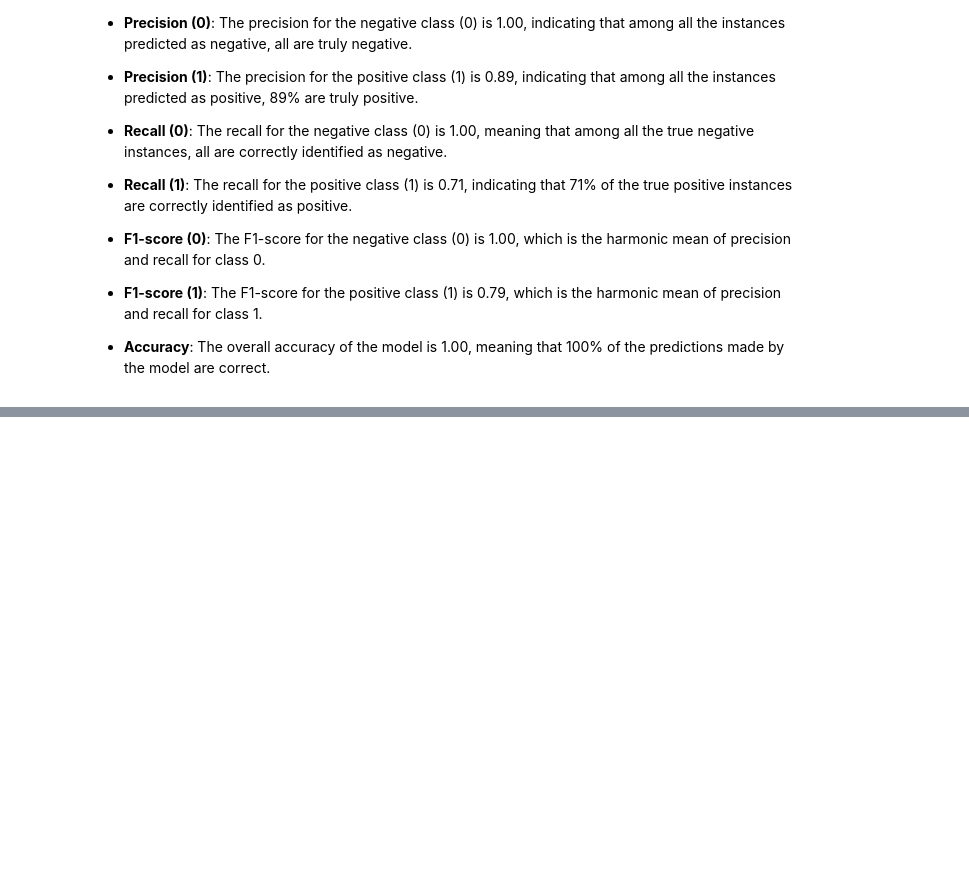
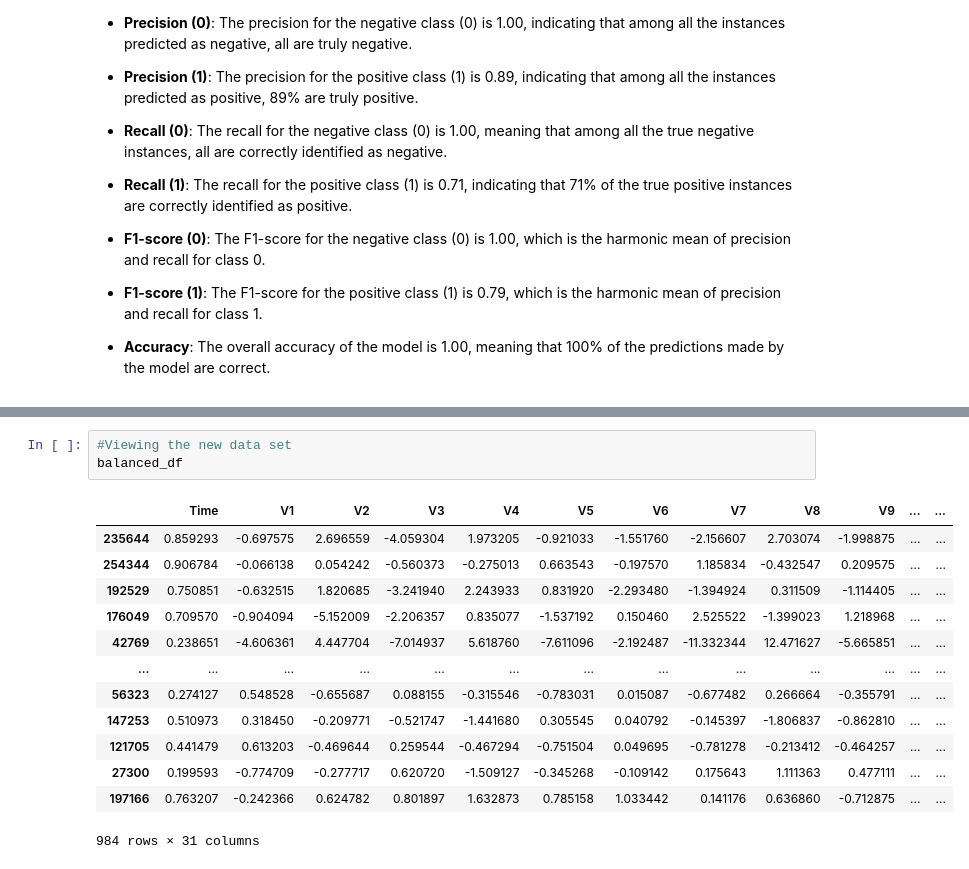
Before and after one commit to paulmachau/Credit-Card-Fraud-Detection, a Jupyter notebook: Copy_of_Credit_Card_Fraud_Detection.ipynb, the cells around one changed output, grey strips where cells are left out. Drawn from its saved outputs; the diff is of its cells as text; blank space fills up the shorter version.

```diff
--- a/Copy_of_Credit_Card_Fraud_Detection.ipynb
+++ b/Copy_of_Credit_Card_Fraud_Detection.ipynb
@@ -604,0 +635,17 @@ Based on the provided output:
+# %%
+#Viewing the new data set
+balanced_df
+# %% [output]
+|  | Time | V1 | V2 | V3 | V4 | V5 | V6 | V7 | V8 | V9 | ... | ... |
+| 235644 | 0.859293 | -0.697575 | 2.696559 | -4.059304 | 1.973205 | -0.921033 | -1.551760 | -2.156607 | 2.703074 | -1.998875 | ... | ... |
+| 254344 | 0.906784 | -0.066138 | 0.054242 | -0.560373 | -0.275013 | 0.663543 | -0.197570 | 1.185834 | -0.432547 | 0.209575 | ... | ... |
+| 192529 | 0.750851 | -0.632515 | 1.820685 | -3.241940 | 2.243933 | 0.831920 | -2.293480 | -1.394924 | 0.311509 | -1.114405 | ... | ... |
+| 176049 | 0.709570 | -0.904094 | -5.152009 | -2.206357 | 0.835077 | -1.537192 | 0.150460 | 2.525522 | -1.399023 | 1.218968 | ... | ... |
+| 42769 | 0.238651 | -4.606361 | 4.447704 | -7.014937 | 5.618760 | -7.611096 | -2.192487 | -11.332344 | 12.471627 | -5.665851 | ... | ... |
+| ... | ... | ... | ... | ... | ... | ... | ... | ... | ... | ... | ... | ... |
+| 56323 | 0.274127 | 0.548528 | -0.655687 | 0.088155 | -0.315546 | -0.783031 | 0.015087 | -0.677482 | 0.266664 | -0.355791 | ... | ... |
+| 147253 | 0.510973 | 0.318450 | -0.209771 | -0.521747 | -1.441680 | 0.305545 | 0.040792 | -0.145397 | -1.806837 | -0.862810 | ... | ... |
+| 121705 | 0.441479 | 0.613203 | -0.469644 | 0.259544 | -0.467294 | -0.751504 | 0.049695 | -0.781278 | -0.213412 | -0.464257 | ... | ... |
+| 27300 | 0.199593 | -0.774709 | -0.277717 | 0.620720 | -1.509127 | -0.345268 | -0.109142 | 0.175643 | 1.111363 | 0.477111 | ... | ... |
+| 197166 | 0.763207 | -0.242366 | 0.624782 | 0.801897 | 1.632873 | 0.785158 | 1.033442 | 0.141176 | 0.636860 | -0.712875 | ... | ... |
+984 rows × 31 columns
```
Also changed, not shown: parts of 9 cells of this notebook.
